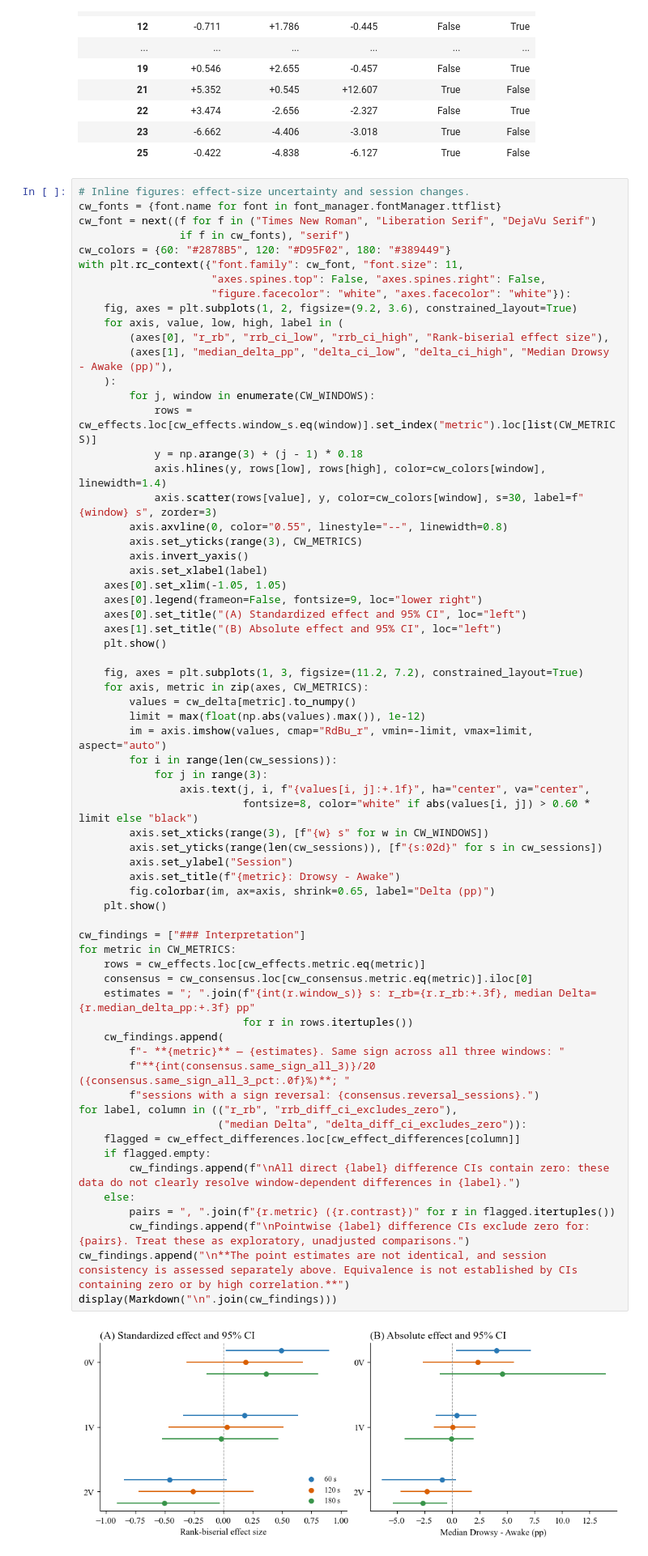
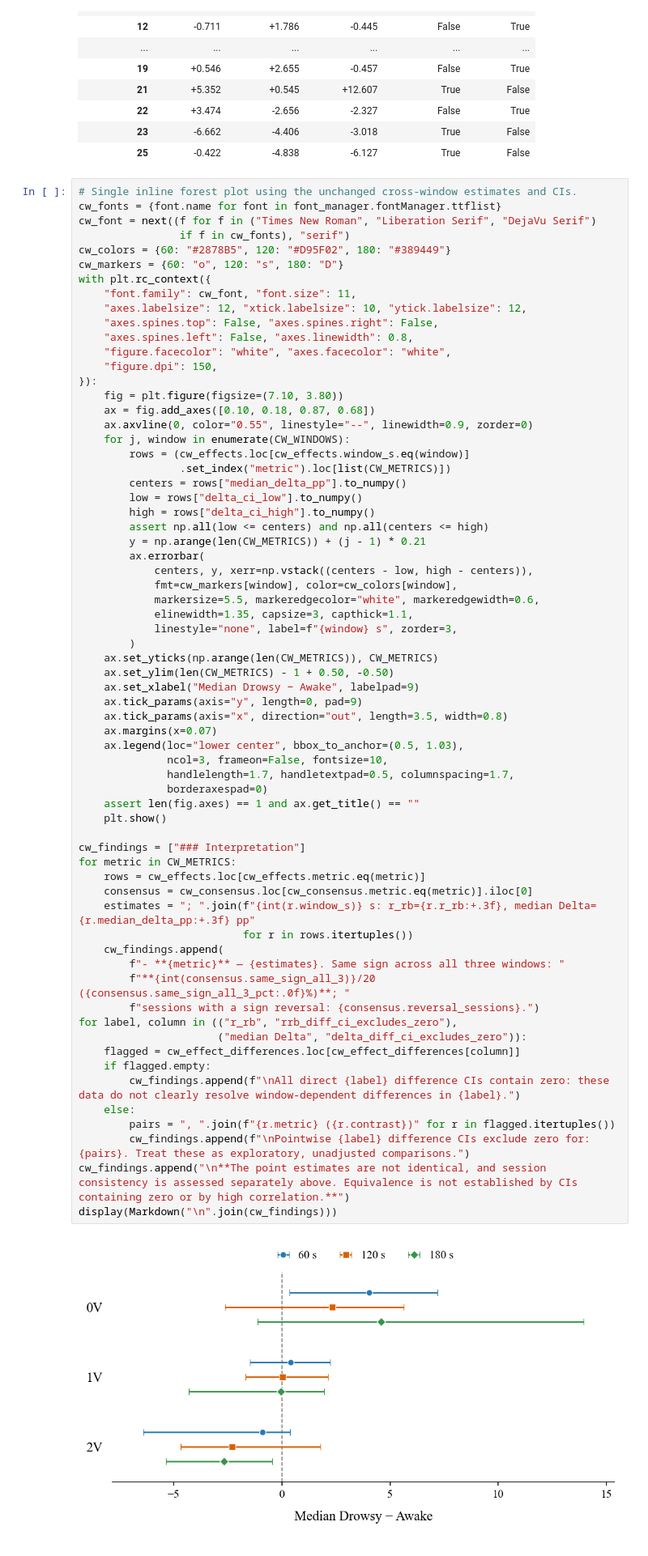
Before and after one commit to Vutu2003/Nonlinear-Time-Series-Analysis, a Jupyter notebook: phase1/main/symbolic_main.ipynb, the cells around one changed output. Shown at 81% size. Saved outputs shown, nothing was run; the diff lists cells and outputs as text.

Commit message:
Figure for physiological interpretation

```diff
--- a/phase1/main/symbolic_main.ipynb
+++ b/phase1/main/symbolic_main.ipynb
@@ -2180,69 +2180,70 @@ for metric, frame in cw_delta.items():
 | 23 | -6.662 | -4.406 | -3.018 | True | False |
 | 25 | -0.422 | -4.838 | -6.127 | True | False |
 # %%
-# Inline figures: effect-size uncertainty and session changes.
+# Single inline forest plot using the unchanged cross-window estimates and CIs.
 cw_fonts = {font.name for font in font_manager.fontManager.ttflist}
 cw_font = next((f for f in ("Times New Roman", "Liberation Serif", "DejaVu Serif")
                 if f in cw_fonts), "serif")
 cw_colors = {60: "#2878B5", 120: "#D95F02", 180: "#389449"}
-with plt.rc_context({"font.family": cw_font, "font.size": 11,
-                     "axes.spines.top": False, "axes.spines.right": False,
-                     "figure.facecolor": "white", "axes.facecolor": "white"}):
-    fig, axes = plt.subplots(1, 2, figsize=(9.2, 3.6), constrained_layout=True)
-    for axis, value, low, high, label in (
-        (axes[0], "r_rb", "rrb_ci_low", "rrb_ci_high", "Rank-biserial effect size"),
-        (axes[1], "median_delta_pp", "delta_ci_low", "delta_ci_high", "Median Drowsy - Awake (pp)"),
-    ):
-        for j, window in enumerate(CW_WINDOWS):
-            rows = cw_effects.loc[cw_effects.window_s.eq(window)].set_index("metric").loc[list(CW_METRICS)]
-            y = np.arange(3) + (j - 1) * 0.18
-            axis.hlines(y, rows[low], rows[high], color=cw_colors[window], linewidth=1.4)
-            axis.scatter(rows[value], y, color=cw_colors[window], s=30, label=f"{window} s", zorder=3)
-        axis.axvline(0, color="0.55", linestyle="--", linewidth=0.8)
-        axis.set_yticks(range(3), CW_METRICS)
-        axis.invert_yaxis()
-        axis.set_xlabel(label)
-    axes[0].set_xlim(-1.05, 1.05)
-    axes[0].legend(frameon=False, fontsize=9, loc="lower right")
-    axes[0].set_title("(A) Standardized effect and 95% CI", loc="left")
-    axes[1].set_title("(B) Absolute effect and 95% CI", loc="left")
-    plt.show()
-
-    fig, axes = plt.subplots(1, 3, figsize=(11.2, 7.2), constrained_layout=True)
-    for axis, metric in zip(axes, CW_METRICS):
-        values = cw_delta[metric].to_numpy()
-        limit = max(float(np.abs(values).max()), 1e-12)
-        im = axis.imshow(values, cmap="RdBu_r", vmin=-limit, vmax=limit, aspect="auto")
-        for i in range(len(cw_sessions)):
-            for j in range(3):
-                axis.text(j, i, f"{values[i, j]:+.1f}", ha="center", va="center",
-                          fontsize=8, color="white" if abs(values[i, j]) > 0.60 * limit else "black")
-        axis.set_xticks(range(3), [f"{w} s" for w in CW_WINDOWS])
-        axis.set_yticks(range(len(cw_sessions)), [f"{s:02d}" for s in cw_sessions])
-        axis.set_ylabel("Session")
-        axis.set_title(f"{metric}: Drowsy - Awake")
-        fig.colorbar(im, ax=axis, shrink=0.65, label="Delta (pp)")
+cw_markers = {60: "o", 120: "s", 180: "D"}
+with plt.rc_context({
+    "font.family": cw_font, "font.size": 11,
+    "axes.labelsize": 12, "xtick.labelsize": 10, "ytick.labelsize": 12,
+    "axes.spines.top": False, "axes.spines.right": False,
+    "axes.spines.left": False, "axes.linewidth": 0.8,
+    "figure.facecolor": "white", "axes.facecolor": "white",
+    "figure.dpi": 150,
+}):
+    fig = plt.figure(figsize=(7.10, 3.80))
+    ax = fig.add_axes([0.10, 0.18, 0.87, 0.68])
+    ax.axvline(0, color="0.55", linestyle="--", linewidth=0.9, zorder=0)
+    for j, window in enumerate(CW_WINDOWS):
+        rows = (cw_effects.loc[cw_effects.window_s.eq(window)]
+                .set_index("metric").loc[list(CW_METRICS)])
+        centers = rows["median_delta_pp"].to_numpy()
+        low = rows["delta_ci_low"].to_numpy()
+        high = rows["delta_ci_high"].to_numpy()
+        assert np.all(low <= centers) and np.all(centers <= high)
+        y = np.arange(len(CW_METRICS)) + (j - 1) * 0.21
+        ax.errorbar(
+            centers, y, xerr=np.vstack((centers - low, high - centers)),
+            fmt=cw_markers[window], color=cw_colors[window],
+            markersize=5.5, markeredgecolor="white", markeredgewidth=0.6,
+            elinewidth=1.35, capsize=3, capthick=1.1,
+            linestyle="none", label=f"{window} s", zorder=3,
+        )
+    ax.set_yticks(np.arange(len(CW_METRICS)), CW_METRICS)
+    ax.set_ylim(len(CW_METRICS) - 1 + 0.50, -0.50)
+    ax.set_xlabel("Median Drowsy − Awake", labelpad=9)
+    ax.tick_params(axis="y", length=0, pad=9)
+    ax.tick_params(axis="x", direction="out", length=3.5, width=0.8)
+    ax.margins(x=0.07)
+    ax.legend(loc="lower center", bbox_to_anchor=(0.5, 1.03),
+              ncol=3, frameon=False, fontsize=10,
+              handlelength=1.7, handletextpad=0.5, columnspacing=1.7,
+              borderaxespad=0)
+    assert len(fig.axes) == 1 and ax.get_title() == ""
     plt.show()
 
 cw_findings = ["### Interpretation"]
 for metric in CW_METRICS:
     rows = cw_effects.loc[cw_effects.metric.eq(metric)]
     consensus = cw_consensus.loc[cw_consensus.metric.eq(metric)].iloc[0]
     estimates = "; ".join(f"{int(r.window_s)} s: r_rb={r.r_rb:+.3f}, median Delta={r.median_delta_pp:+.3f} pp"
                           for r in rows.itertuples())
     cw_findings.append(
         f"- **{metric}** — {estimates}. Same sign across all three windows: "
         f"**{int(consensus.same_sign_all_3)}/20 ({consensus.same_sign_all_3_pct:.0f}%)**; "
         f"sessions with a sign reversal: {consensus.reversal_sessions}.")
 for label, column in (("r_rb", "rrb_diff_ci_excludes_zero"),
                       ("median Delta", "delta_diff_ci_excludes_zero")):
     flagged = cw_effect_differences.loc[cw_effect_differences[column]]
     if flagged.empty:
         cw_findings.append(f"\nAll direct {label} difference CIs contain zero: these data do not clearly resolve window-dependent differences in {label}.")
     else:
         pairs = ", ".join(f"{r.metric} ({r.contrast})" for r in flagged.itertuples())
         cw_findings.append(f"\nPointwise {label} difference CIs exclude zero for: {pairs}. Treat these as exploratory, unadjusted comparisons.")
 cw_findings.append("\n**The point estimates are not identical, and session consistency is assessed separately above. Equivalence is not established by CIs containing zero or by high correlation.**")
 display(Markdown("\n".join(cw_findings)))
 # %% [output]
-[figure, old version]
+[figure, new version]
```
Also changed, not shown: parts of 2 cells of this notebook.
